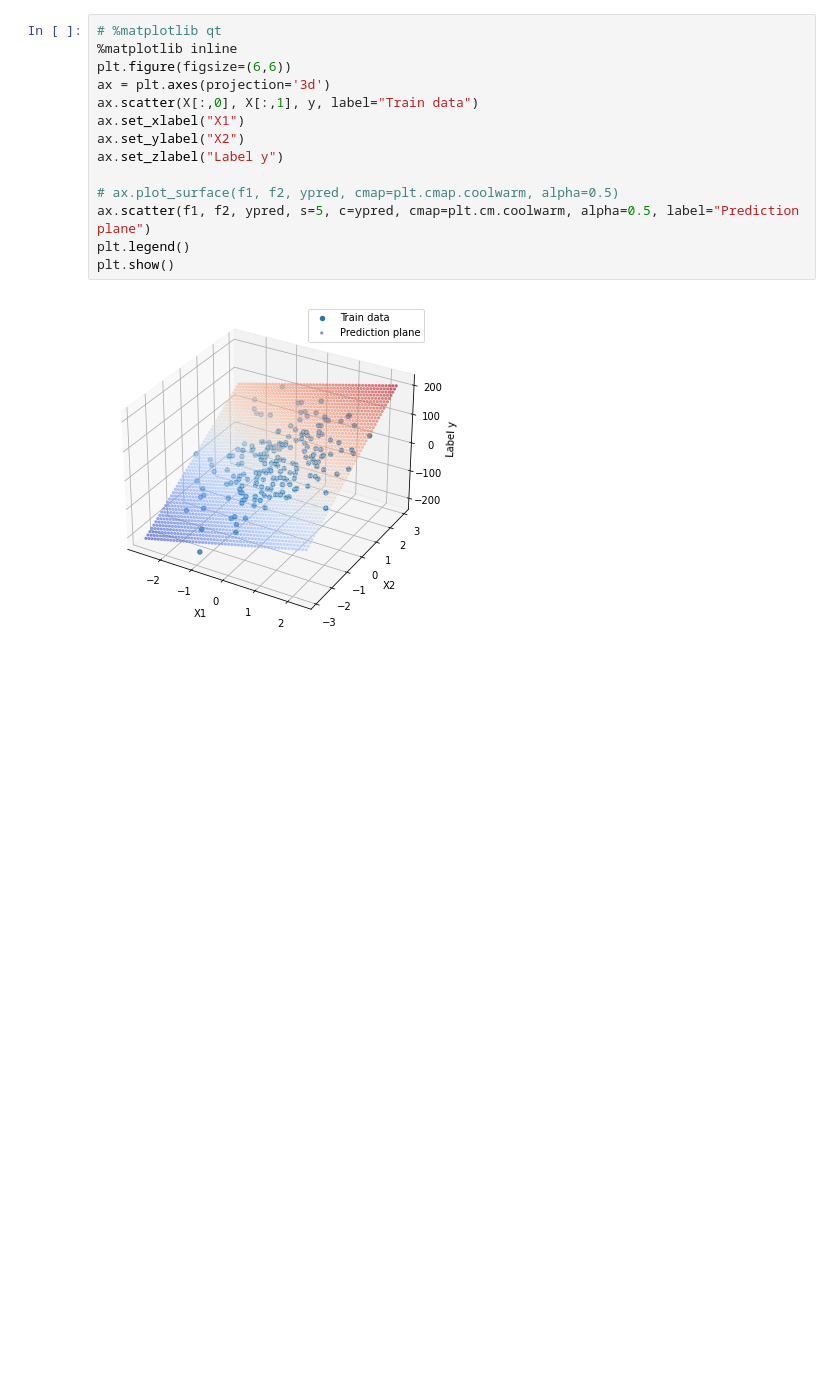
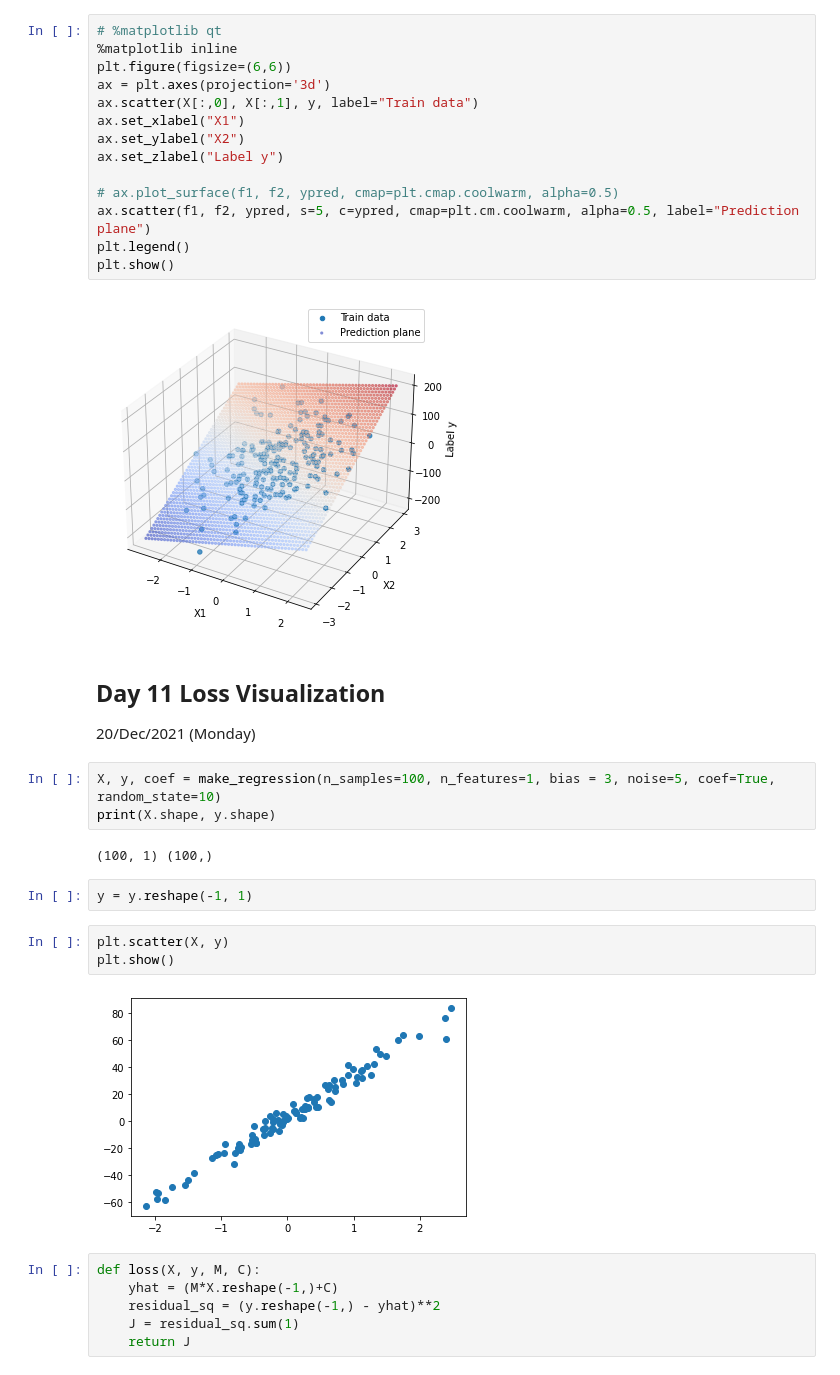
Before and after one commit to princeyyadav/CB-LV-PY-Oct21, a Jupyter notebook: DS/10 Loss Visualization/10 Visualization.ipynb, the cells around one changed output. Drawn from its saved outputs; the diff is of its cells as text; blank space fills up the shorter version.

```diff
--- a/DS/10 Loss Visualization/10 Visualization.ipynb
+++ b/DS/10 Loss Visualization/10 Visualization.ipynb
@@ -207,3 +207,24 @@ plt.legend()
 plt.show()
 # %% [output]
 [figure]
+# %% [markdown]
+## Day 11 Loss Visualization
+20/Dec/2021 (Monday)
+# %%
+X, y, coef = make_regression(n_samples=100, n_features=1, bias = 3, noise=5, coef=True, random_state=10)
+print(X.shape, y.shape)
+# %% [output]
+(100, 1) (100,)
+# %%
+y = y.reshape(-1, 1)
+# %%
+plt.scatter(X, y)
+plt.show()
+# %% [output]
+[figure, added]
+# %%
+def loss(X, y, M, C):
+    yhat = (M*X.reshape(-1,)+C)
+    residual_sq = (y.reshape(-1,) - yhat)**2
+    J = residual_sq.sum(1)
+    return J
```
Also changed, not shown: parts of 15 cells of this notebook, 1 other file.
